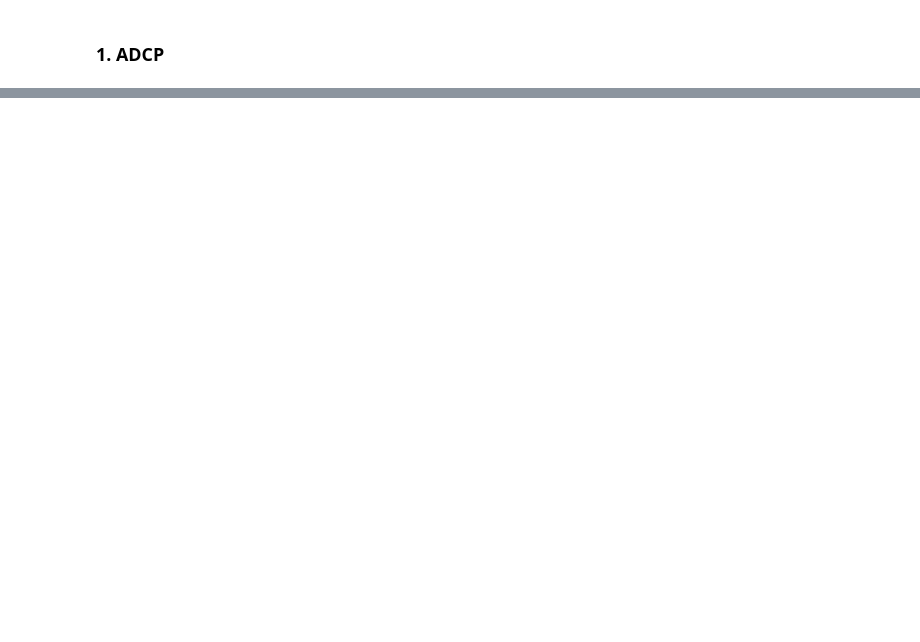
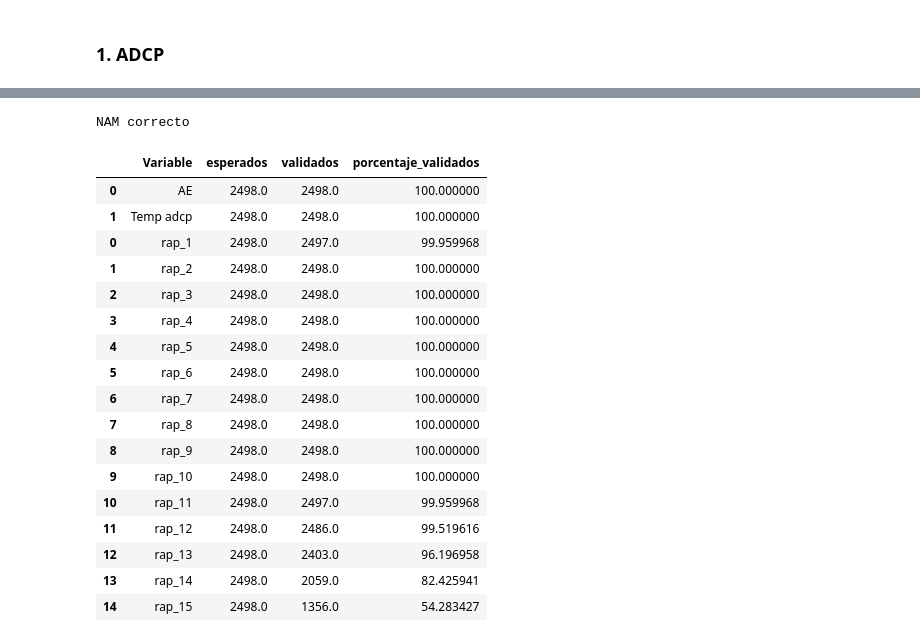
Before and after one commit to Fernandojbf123/time_series_editor_tkinter, a Jupyter notebook: revisiones/202603/corr_BOT1_07_T80.ipynb, the cells around one changed output, grey strips where cells are left out. Saved outputs shown, nothing was run; the diff lists cells and outputs as text; code cells hidden in the pictures; blank space fills up the shorter version.

```diff
--- a/revisiones/202603/corr_BOT1_07_T80.ipynb
+++ b/revisiones/202603/corr_BOT1_07_T80.ipynb
@@ -114,8 +145,28 @@ df_nc.head(2)
 # %%
 # Otras revisiones del NC:
 # comprobar_nombre_nc
 comprobar_nombre_nc(nombre_de_archivo, nc)
-comprobar_porcentaje_de_variable(nc, ruta_a_carpeta, "BOT1-07-T80_datos_word_2025110117_2026021320.xlsx", variables="corrientes")
+comprobar_porcentaje_de_variable(nc, ruta_a_carpeta, "BOT1-07-T80_datos_word_2025110117_2026021318.xlsx", variables="corrientes")
+# %% [output]
+NAM correcto
+|  | Variable | esperados | validados | porcentaje_validados |
+| 0 | AE | 2498.0 | 2498.0 | 100.000000 |
+| 1 | Temp adcp | 2498.0 | 2498.0 | 100.000000 |
+| 0 | rap_1 | 2498.0 | 2497.0 | 99.959968 |
+| 1 | rap_2 | 2498.0 | 2498.0 | 100.000000 |
+| 2 | rap_3 | 2498.0 | 2498.0 | 100.000000 |
+| 3 | rap_4 | 2498.0 | 2498.0 | 100.000000 |
+| 4 | rap_5 | 2498.0 | 2498.0 | 100.000000 |
+| 5 | rap_6 | 2498.0 | 2498.0 | 100.000000 |
+| 6 | rap_7 | 2498.0 | 2498.0 | 100.000000 |
+| 7 | rap_8 | 2498.0 | 2498.0 | 100.000000 |
+| 8 | rap_9 | 2498.0 | 2498.0 | 100.000000 |
+| 9 | rap_10 | 2498.0 | 2498.0 | 100.000000 |
+| 10 | rap_11 | 2498.0 | 2497.0 | 99.959968 |
+| 11 | rap_12 | 2498.0 | 2486.0 | 99.519616 |
+| 12 | rap_13 | 2498.0 | 2403.0 | 96.196958 |
+| 13 | rap_14 | 2498.0 | 2059.0 | 82.425941 |
+| 14 | rap_15 | 2498.0 | 1356.0 | 54.283427 |
 # %%
 # 1.4. Cargar NETCDF de corrientes
 nombre = "BOT1-07-T80_NC2"
```
Also changed, not shown: parts of 13 cells of this notebook, 38 other files.
